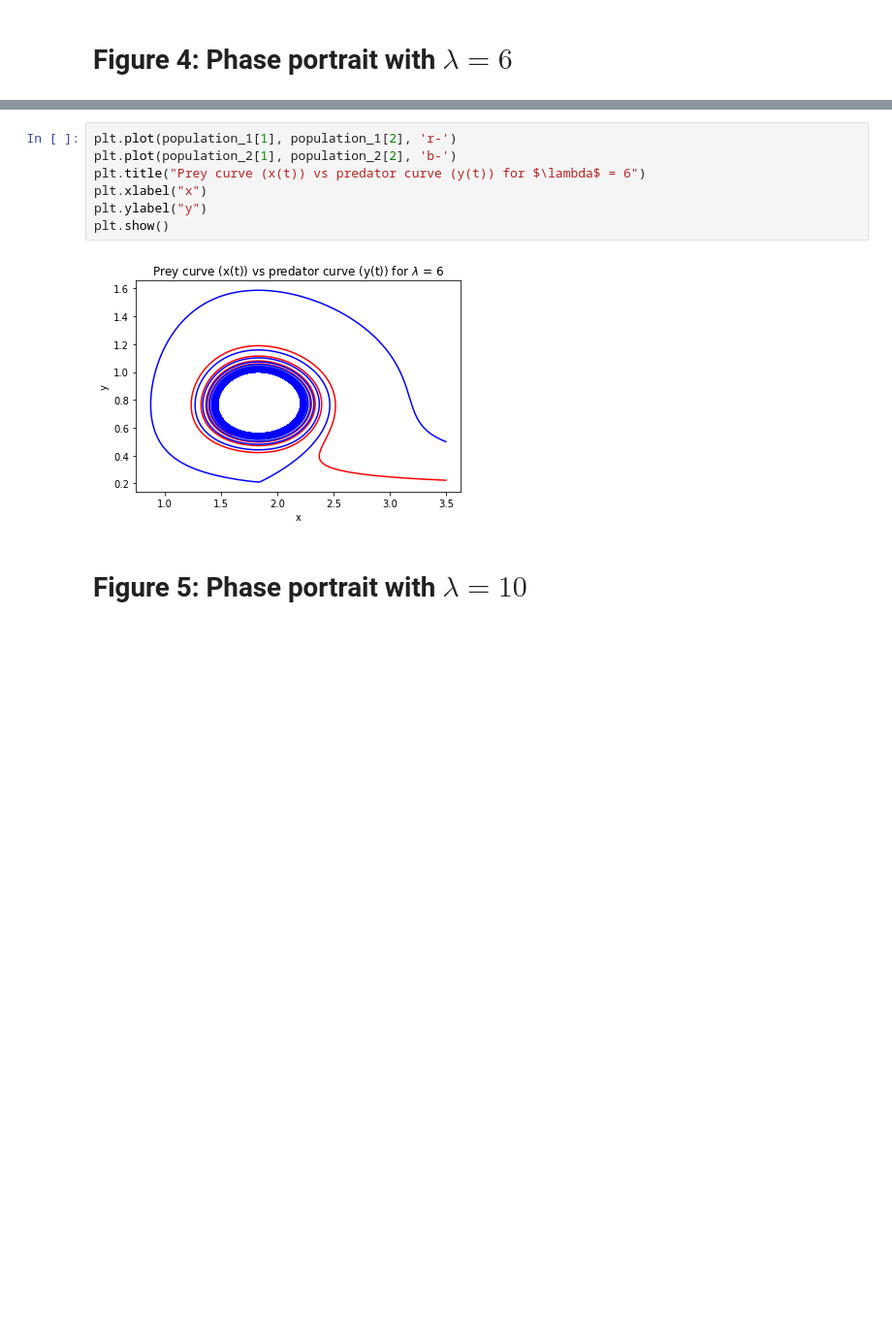
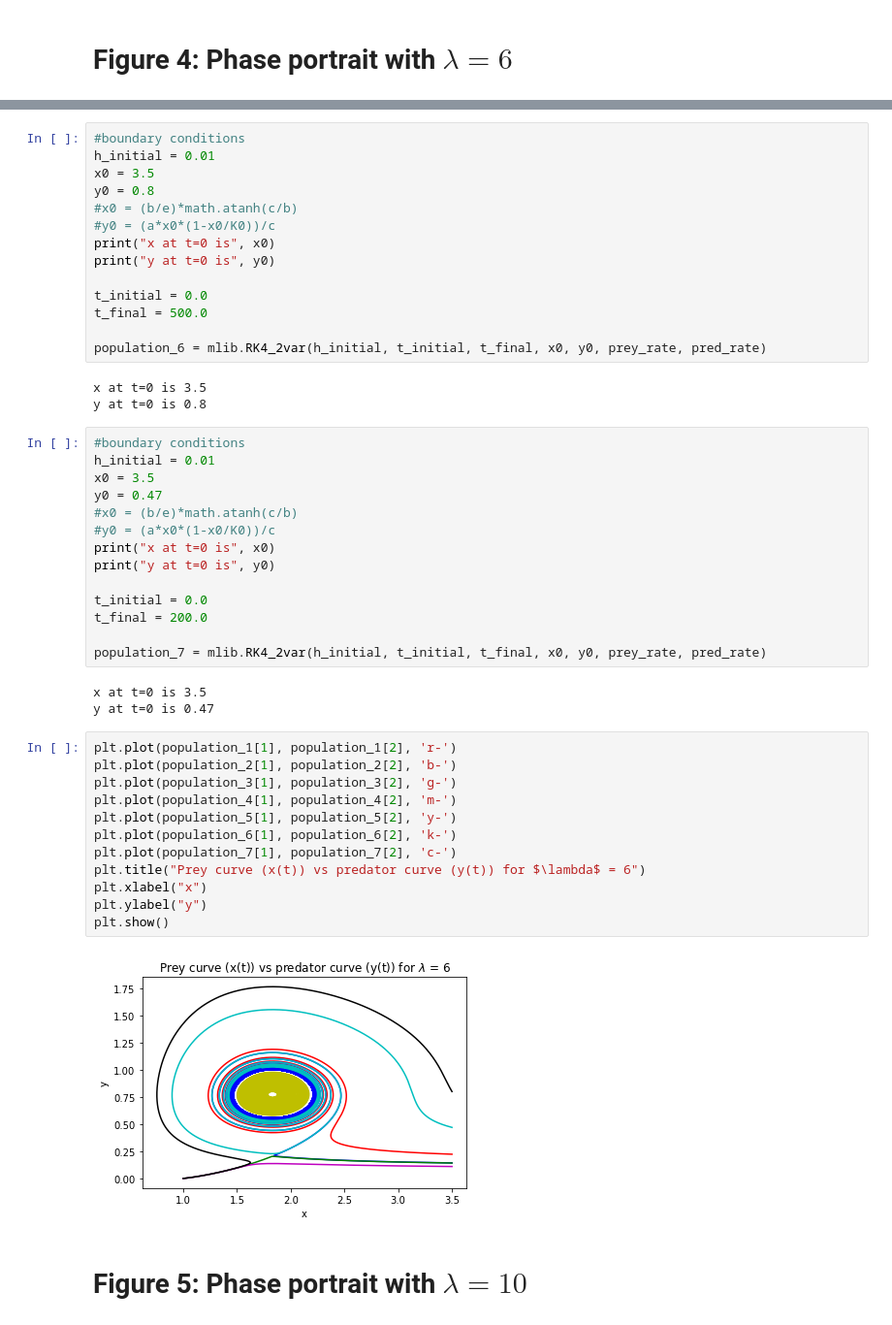
Before and after one commit to ratuldas6/Prey_Predator_Models, a Jupyter notebook: sanchezpalencia2021/test.ipynb, the cells around one changed output, grey strips where cells are left out. Shown at 97% size. Drawn from its saved outputs; the diff is of its cells as text; blank space fills up the shorter version.

```diff
--- a/sanchezpalencia2021/test.ipynb
+++ b/sanchezpalencia2021/test.ipynb
@@ -933,11 +654,50 @@ y at t=0 is 0.5
+# %%
+#boundary conditions
+h_initial = 0.01
+x0 = 3.5
+y0 = 0.8
+#x0 = (b/e)*math.atanh(c/b)
+#y0 = (a*x0*(1-x0/K0))/c
+print("x at t=0 is", x0)
+print("y at t=0 is", y0)
+
+t_initial = 0.0
+t_final = 500.0
+
+population_6 = mlib.RK4_2var(h_initial, t_initial, t_final, x0, y0, prey_rate, pred_rate)
+# %% [output]
+x at t=0 is 3.5
+y at t=0 is 0.8
+# %%
+#boundary conditions
+h_initial = 0.01
+x0 = 3.5
+y0 = 0.47
+#x0 = (b/e)*math.atanh(c/b)
+#y0 = (a*x0*(1-x0/K0))/c
+print("x at t=0 is", x0)
+print("y at t=0 is", y0)
+
+t_initial = 0.0
+t_final = 200.0
+
+population_7 = mlib.RK4_2var(h_initial, t_initial, t_final, x0, y0, prey_rate, pred_rate)
+# %% [output]
+x at t=0 is 3.5
+y at t=0 is 0.47
 # %%
 plt.plot(population_1[1], population_1[2], 'r-')
 plt.plot(population_2[1], population_2[2], 'b-')
+plt.plot(population_3[1], population_3[2], 'g-')
+plt.plot(population_4[1], population_4[2], 'm-')
+plt.plot(population_5[1], population_5[2], 'y-')
+plt.plot(population_6[1], population_6[2], 'k-')
+plt.plot(population_7[1], population_7[2], 'c-')
 plt.title("Prey curve (x(t)) vs predator curve (y(t)) for $\lambda$ = 6")
 plt.xlabel("x")
 plt.ylabel("y")
 plt.show()
 # %% [output]
-[figure, old version]
+[figure, new version]
 # %% [markdown]
 # **Figure 5**: Phase portrait with  $\lambda = 10$
```
Also changed, not shown: parts of 60 cells of this notebook, 1 other file.
